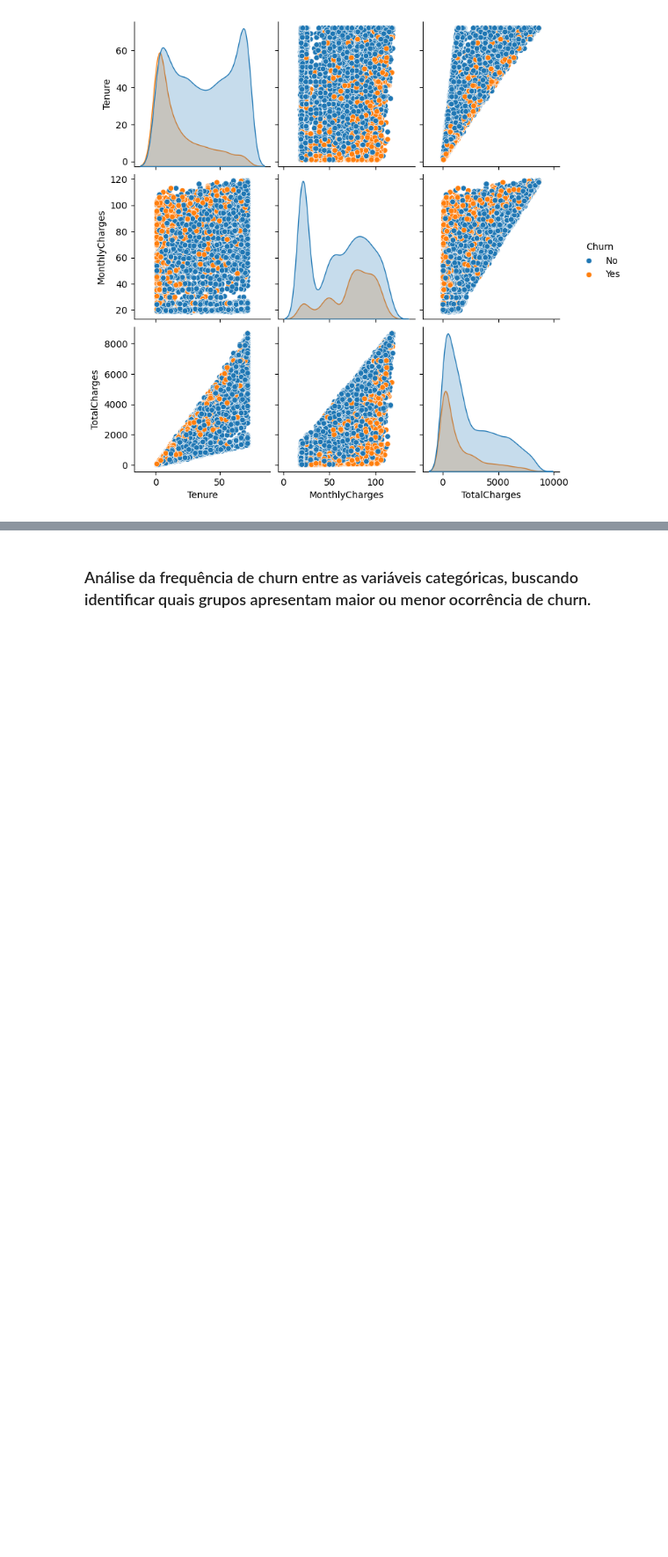
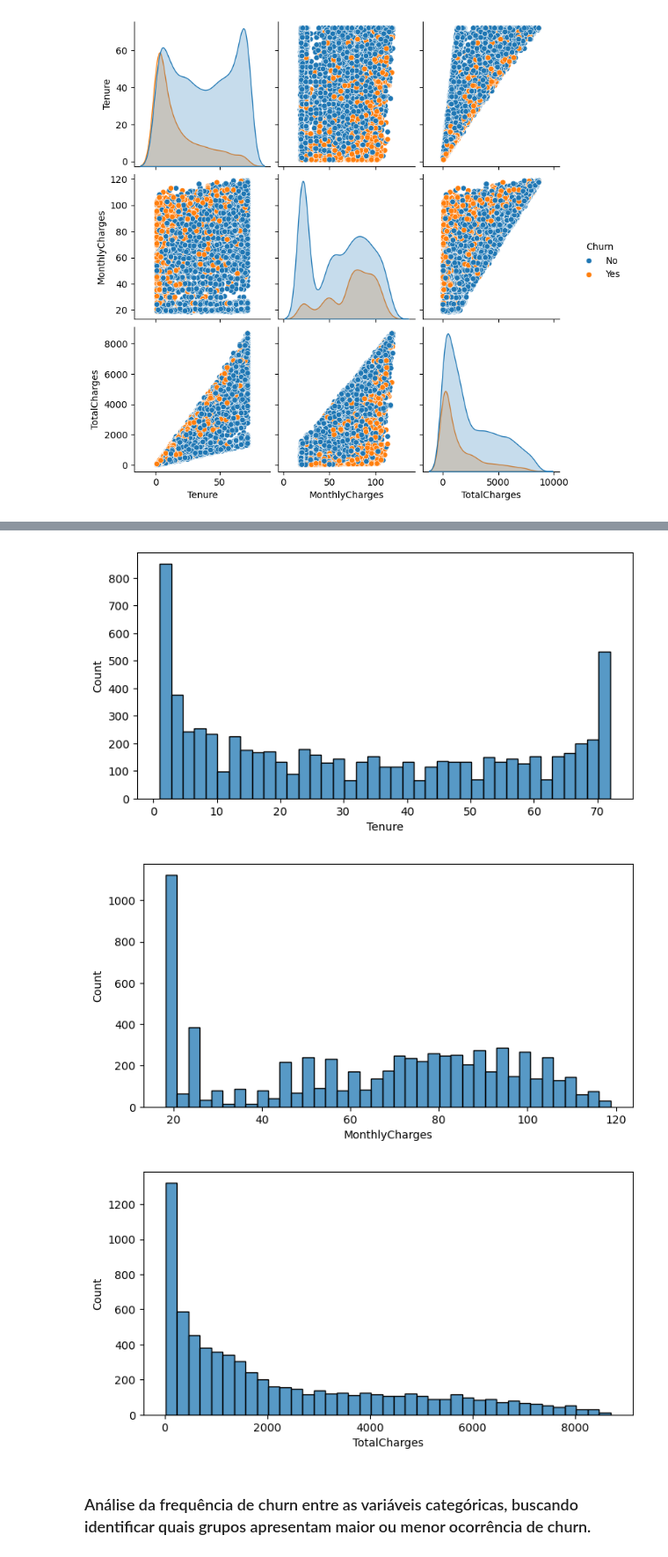
Before and after one commit to igao01/ds_telecom_churn, a Jupyter notebook: notebooks/eda_telco_churn.ipynb, the cells around one changed output, grey strips where cells are left out. Shown at 88% size. Saved outputs shown, nothing was run; the diff lists cells and outputs as text; code cells hidden in the pictures; blank space fills up the shorter version.

```diff
--- a/notebooks/eda_telco_churn.ipynb
+++ b/notebooks/eda_telco_churn.ipynb
@@ -61,3 +69,17 @@ for column in NUMERICAL_COLUMNS:
+# %%
+import math
+
+for column in NUMERICAL_COLUMNS:
+    fig, ax = plt.subplots(figsize=(8,4))
+
+    # fórmula da regra de Rice para definir quantidade de classes
+    k = math.ceil(2 * (df_eda.shape[0] ** (1/3)))
+    sns.histplot(data=df_eda, x=column, bins=k)
+    plt.show()
+# %% [output]
+[figure, added]
+[figure, added]
+[figure, added]
 # %% [markdown]
 ### Análise da frequência de churn entre as variáveis categóricas, buscando identificar quais grupos apresentam maior ou menor ocorrência de churn.
 # %%
```
Also changed, not shown: parts of 2 cells of this notebook, 1 other file.
